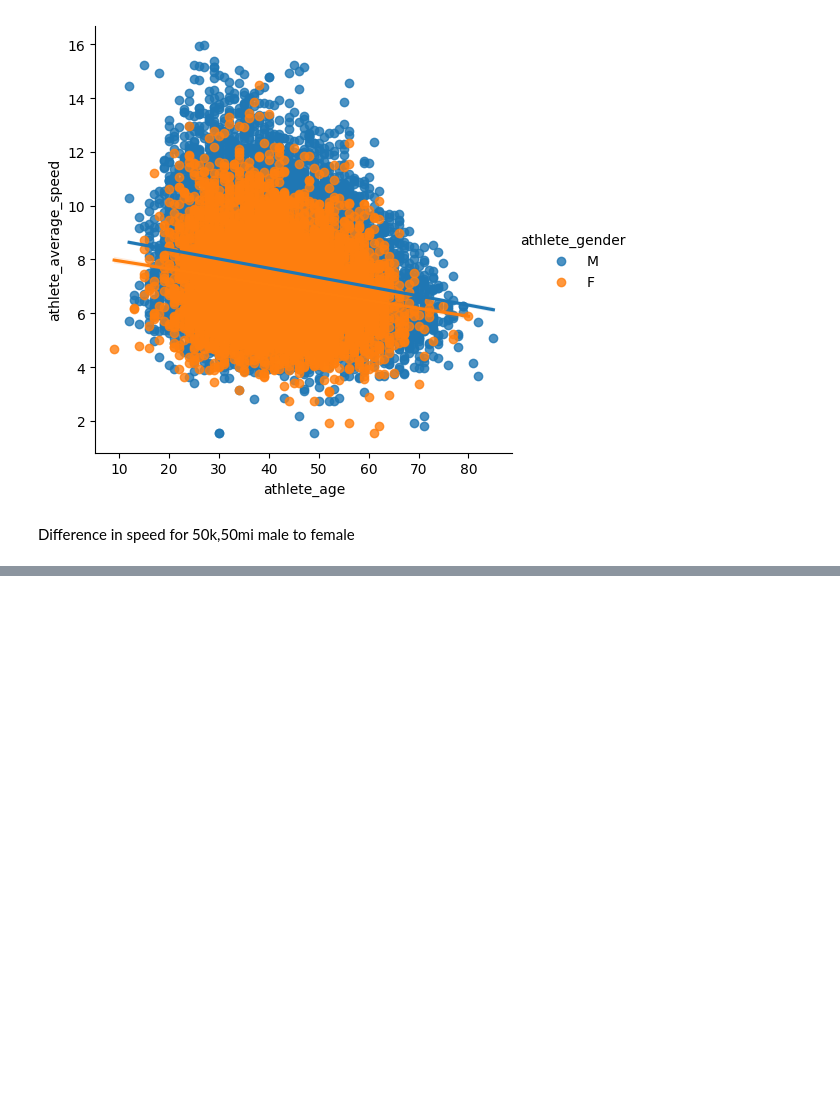
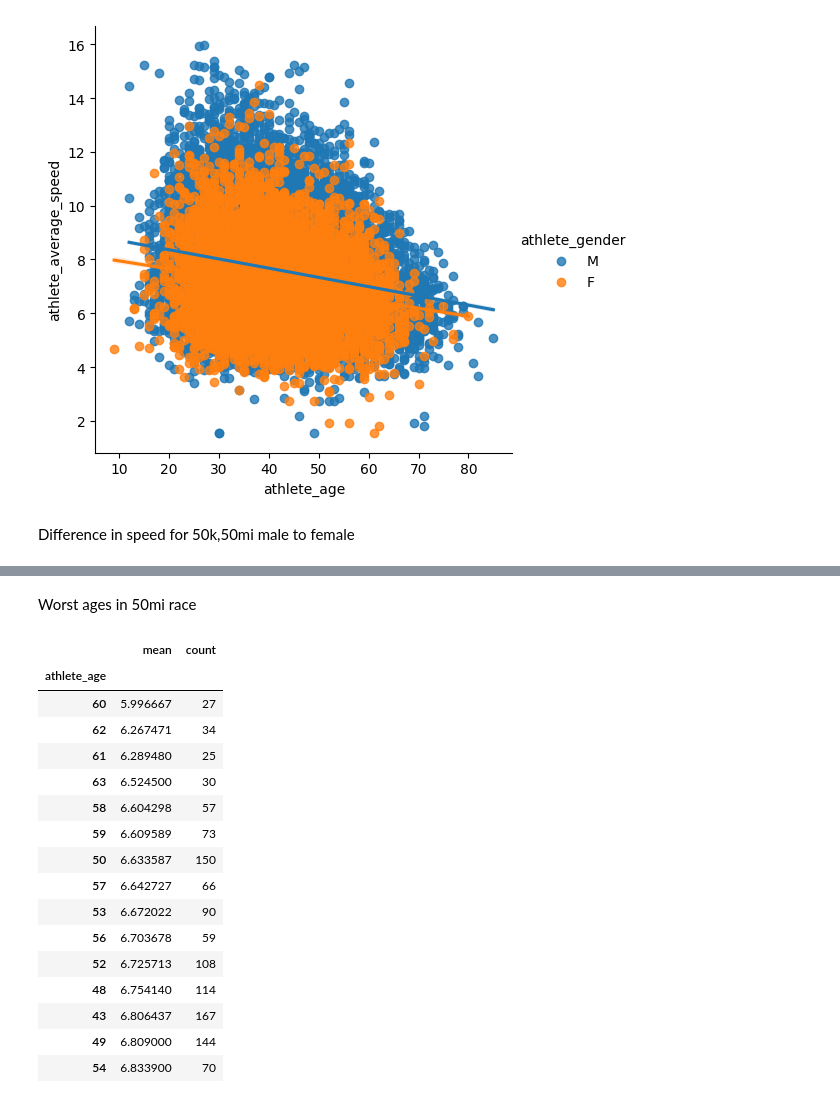
Before and after one commit to 1aurence/marathon-analysis, a Jupyter notebook: main.ipynb, the cells around one changed output, grey strips where cells are left out. Saved outputs shown, nothing was run; the diff lists cells and outputs as text; code cells hidden in the pictures; blank space fills up the shorter version.

```diff
--- a/main.ipynb
+++ b/main.ipynb
@@ -344,0 +384,22 @@ Difference in speed for 50k,50mi male to female
+# %% [markdown]
+Worst ages in 50mi race
+# %%
+df3.query('race_length == "50mi"').groupby('athlete_age')['athlete_average_speed'].agg(['mean', 'count']).sort_values(by='mean', ascending=True).query('count>19').head(15)
+# %% [output]
+|  | mean | count |
+| athlete_age |  |  |
+| 60 | 5.996667 | 27 |
+| 62 | 6.267471 | 34 |
+| 61 | 6.289480 | 25 |
+| 63 | 6.524500 | 30 |
+| 58 | 6.604298 | 57 |
+| 59 | 6.609589 | 73 |
+| 50 | 6.633587 | 150 |
+| 57 | 6.642727 | 66 |
+| 53 | 6.672022 | 90 |
+| 56 | 6.703678 | 59 |
+| 52 | 6.725713 | 108 |
+| 48 | 6.754140 | 114 |
+| 43 | 6.806437 | 167 |
+| 49 | 6.809000 | 144 |
+| 54 | 6.833900 | 70 |
```
Also changed, not shown: parts of 5 cells of this notebook.
